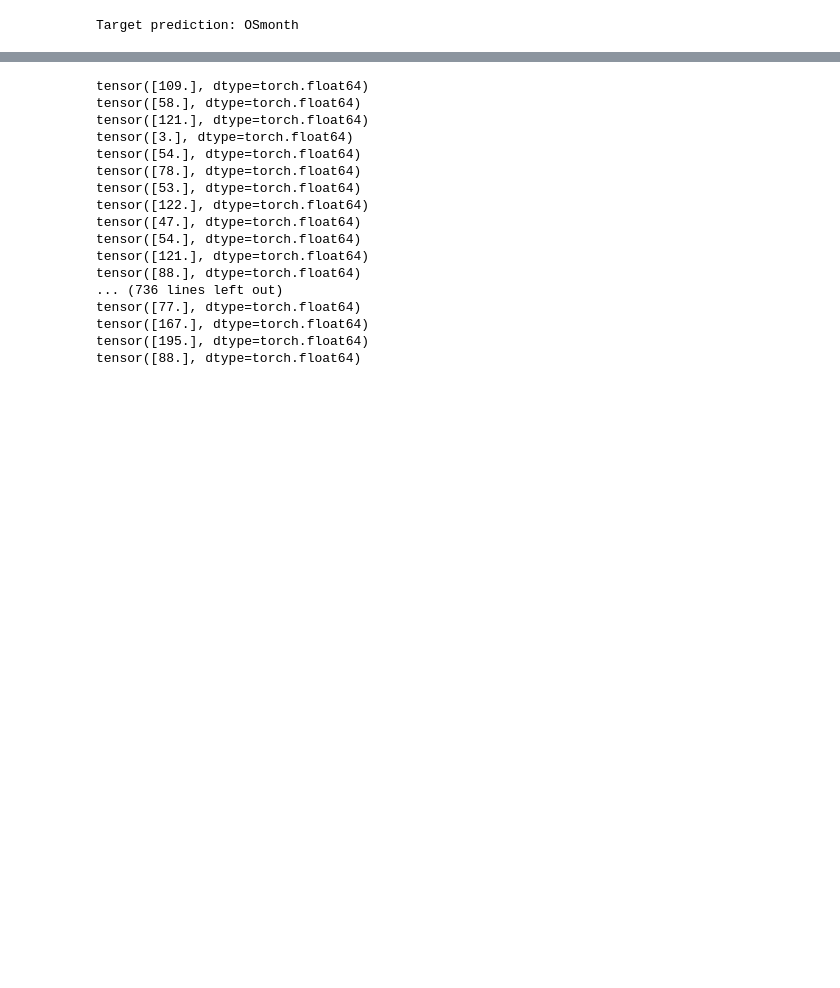
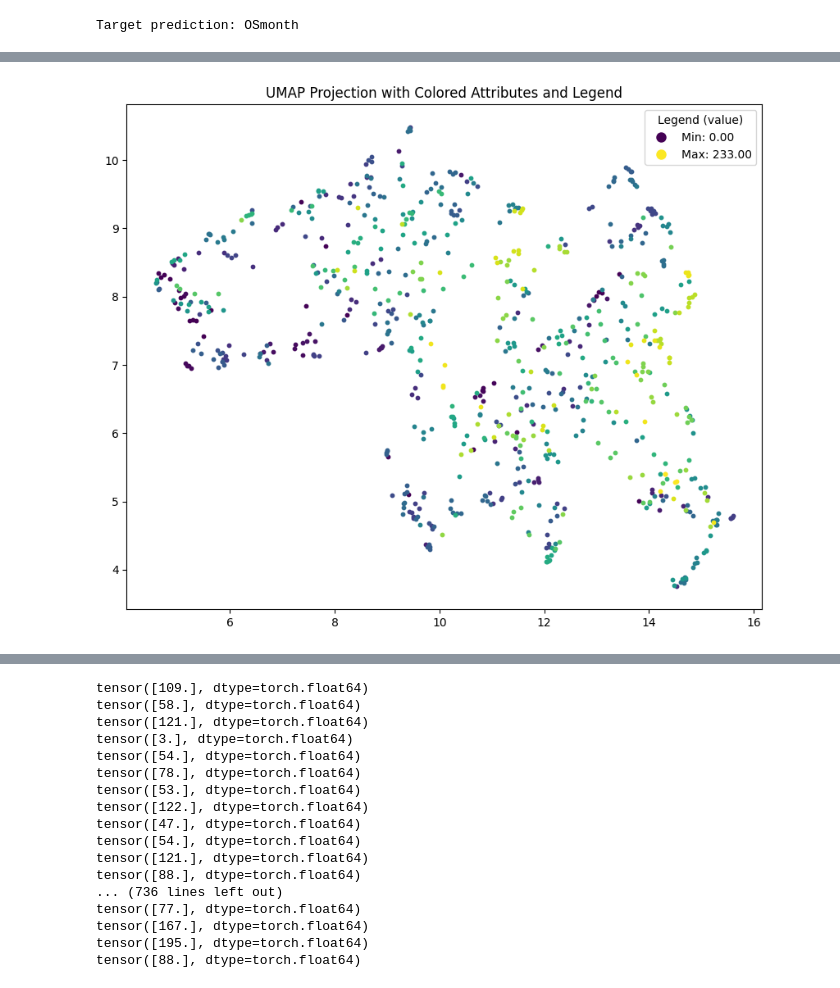
Before and after one commit to saezlab/GNNClinicalOutcomePrediction, a Jupyter notebook: bin/testing2.ipynb, the cells around one changed output, grey strips where cells are left out. Cells and saved outputs as stored; diff of their text form; code cells hidden in the pictures; blank space fills up the shorter version.

```diff
--- a/bin/testing2.ipynb
+++ b/bin/testing2.ipynb
@@ -49,0 +80,4 @@ plotting.UMAP_plot(emd512, related_data, 'osmonth')
+# %%
+plotting.UMAP_plot(MS_L0, related_data_mp, 'osmonth')
+# %% [output]
+[figure, added]
```
Also changed, not shown: parts of 9 cells of this notebook, 3 other files.
